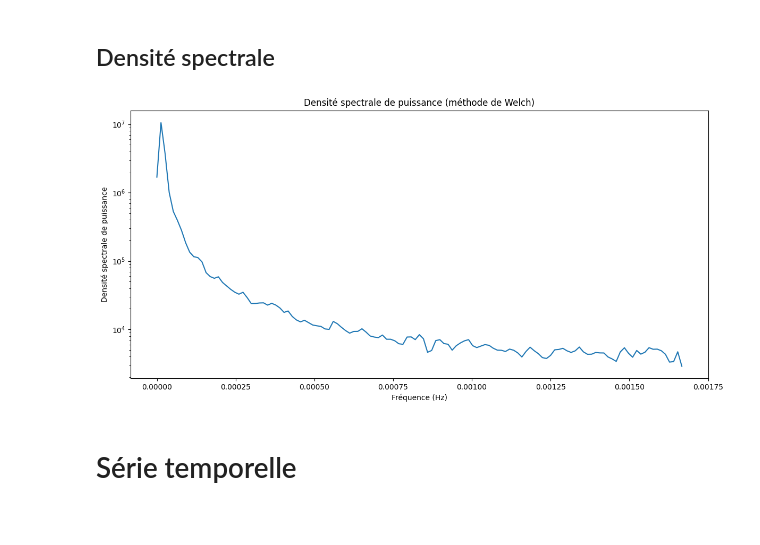
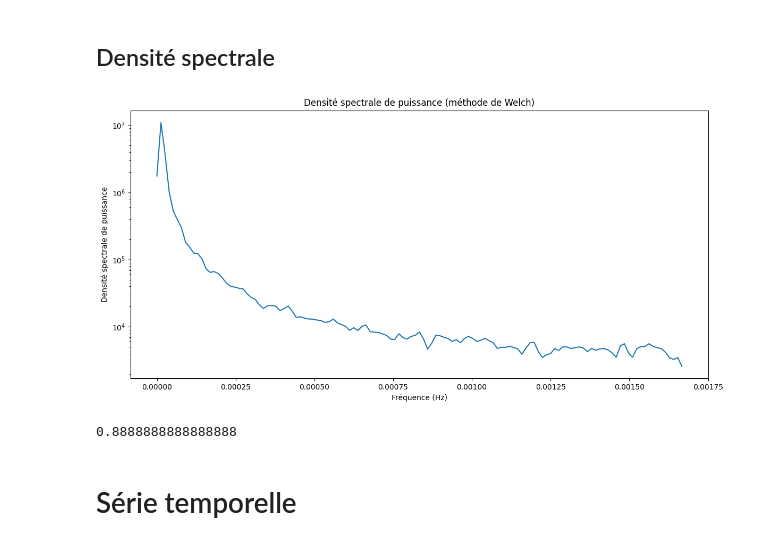
Before and after one commit to PiDchsn/Projet-RI, a Jupyter notebook: Analyse.ipynb, the cells around one changed output. Saved outputs shown, nothing was run; the diff lists cells and outputs as text; code cells hidden in the pictures.

```diff
--- a/Analyse.ipynb
+++ b/Analyse.ipynb
@@ -307,11 +307,9 @@ np.real : Prend la partie réelle de la FFT, ce qui correspond aux amplitudes de
 
 Dans le graphe, on prend la première moitié des fréquences et des amplitudes, car la seconde moitié (au-delà de la fréquence de Nyquist) est symétrique et n'apporte pas d'information nouvelle pour un signal réel.
 # %%
-data_ajust = data_ajust[5973:]
-
 amplitudes = np.real(np.fft.rfft(data_ajust))
 
-frequencies = np.fft.rfftfreq(len(data_ajust),5*60) # 900 = 15*60 : un point tout les quarts dheure
+frequencies = np.fft.rfftfreq(len(data_ajust),5*60) # 900 = 5*60 : un point tout les 5 min
 
 
 plt.figure(figsize=(12, 6))
@@ -319,5 +317,5 @@ plt.figure(figsize=(12, 6))
 plt.semilogy(frequencies[:len(frequencies)//2], amplitudes[:len(amplitudes)//2])
 plt.title('Spectre de puissance')
 plt.xlabel('Fréquence (Hz)')
-plt.ylabel('Amplitude')
+plt.ylabel('Spectre Amplitude')
 # %% [output]
@@ -412,23 +410,26 @@ Les 45 premières fréquences ( trouvées par peaks ) ne sont pas super représe
 # %%
 from scipy.signal import welch
 # %%
-T = 60*5  # Un point toutes les 15 min d'où 15*60
+T = 60*5
 fs = 1 / T
 
-frequencies, power_spectral_density = welch(data_ajust, fs=fs, nperseg=256)
+frequencies, power_spectral_density = welch(data_ajust, fs=fs, nperseg = 256 , noverlap = 256/4)
 
 # Tracé du signal d'origine
 plt.figure(figsize=(12, 6))
 
 plt.semilogy(frequencies, np.abs(power_spectral_density))
 plt.title('Densité spectrale de puissance (méthode de Welch)')
 plt.xlabel('Fréquence (Hz)')
 plt.ylabel('Densité spectrale de puissance')
 
 plt.tight_layout()
 plt.show()
+
+print( 1/frequencies[np.argmax(np.abs(power_spectral_density))] /(3600*24))
 # %% [output]
-[figure, old version]
+[figure, new version]
+0.8888888888888888
 # %% [markdown]
 # Série temporelle
 # %% [markdown]
```
Also changed, not shown: parts of 4 cells of this notebook.
